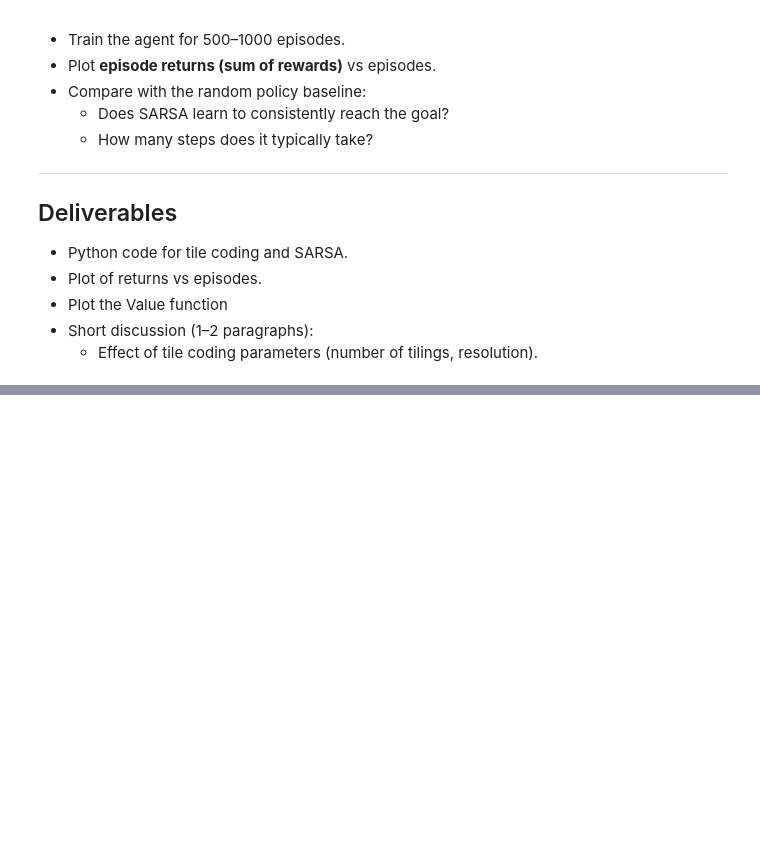
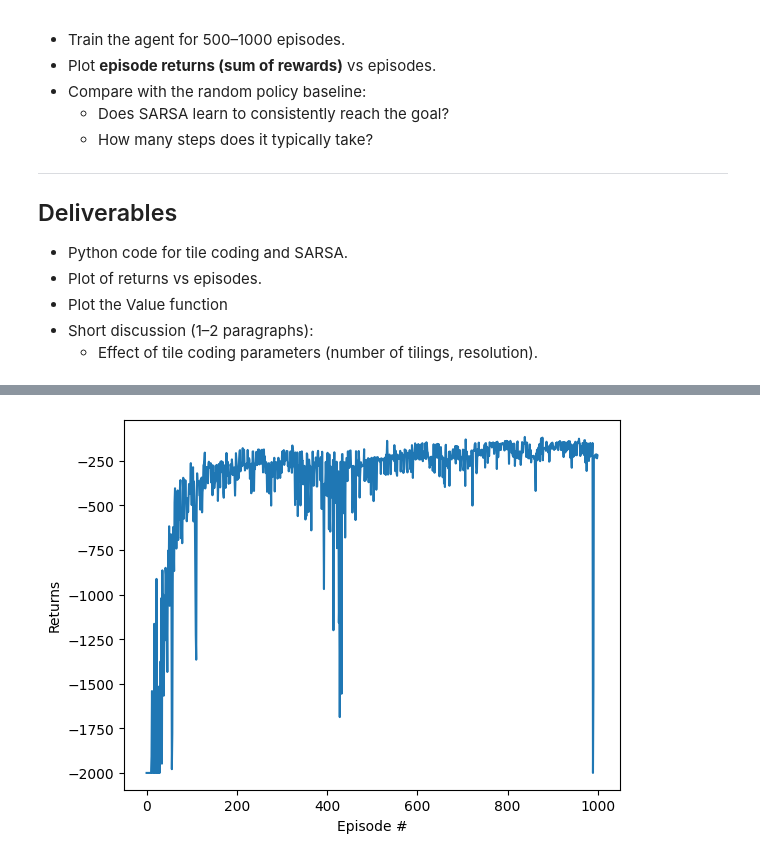
Before and after one commit to Lukec-lehighu/CSE337-Labs, a Jupyter notebook: lab5_approximation.ipynb, the cells around one changed output, grey strips where cells are left out. Saved outputs shown, nothing was run; the diff lists cells and outputs as text; code cells hidden in the pictures; blank space fills up the shorter version.

```diff
--- a/lab5_approximation.ipynb
+++ b/lab5_approximation.ipynb
@@ -554,10 +554,12 @@ class TileCoderXY:
 #reset
 
 #create tileCoder object
-tileCoder = TileCoderXY(3, (15,15), (-1.2, -0.07), (0.6, 0.07))
+left = TileCoderXY(1, (20,20), (-1.2, -0.07), (0.6, 0.07))
+nothing = TileCoderXY(1, (20,20), (-1.2, -0.07), (0.6, 0.07))
+right = TileCoderXY(1, (20,20), (-1.2, -0.07), (0.6, 0.07))
 
 #create Q array
-Q = np.zeros((15**2,))
+Q = [left, nothing, right]
 # %%
 import gymnasium as gym
 import numpy as np
@@ -569,16 +571,16 @@ env = gym.make('MountainCar-v0', render_mode='ansi')
 n_episodes = 1000  # You can adjust the number of episodes
 n_actions = env.action_space.n
 max_steps = 2000
-epsilon = 0.2
-alpha = 0.005
-gamma = 1
+epsilon = 0.01
+alpha = 0.1
+gamma = 0.99
 returns = []
 
 def epsilon_greedy(state):
     """Choose an action using epsilon-greedy policy."""
     if np.random.rand() < epsilon:
         return np.random.randint(n_actions)
-    return min(max(0, abs(int(tileCoder.predict(state)))), 2) #get prediction with protection
+    return np.argmax([x.predict(state) for x in Q])
 
 for episode in range(n_episodes):
     state, _ = env.reset()
@@ -590,15 +592,8 @@ for episode in range(n_episodes):
     while not done:
         next_state, reward, done, _, _ = env.step(action)
 
-        #get where the agent is in Q
-        indx = tileCoder.get_tile_indices(state)[0][1]
-        next_indx = tileCoder.get_tile_indices(next_state)[0][1]
-
-        #update Q
-        Q[indx] = Q[indx] + alpha*(reward + Q[next_indx] - Q[indx])
-
-        target = reward + Q[next_indx] - Q[indx]
-        tileCoder.update(state, target, alpha)
+        target = reward + gamma * Q[action].predict(next_state)
+        Q[action].update(state, target, alpha)
 
         total_reward += reward
         state = next_state
@@ -612,7 +607,6 @@ for episode in range(n_episodes):
     print(f"Episode {episode + 1}: Total Reward = {total_reward}")
 
 env.close()
-
 print("\nAverage return over random policy episodes:", np.mean(returns))
 # %% [output]
 Episode 1: Total Reward = -2000.0
@@ -621,0 +629,10 @@ KeyboardInterrupt
+# %%
+#make episode vs returns plot
+import matplotlib.pyplot as plt
+
+plt.plot(returns)
+plt.xlabel('Episode #')
+plt.ylabel('Returns')
+plt.show()
+# %% [output]
+[figure, added]
```
Also changed, not shown: parts of 4 cells of this notebook.
